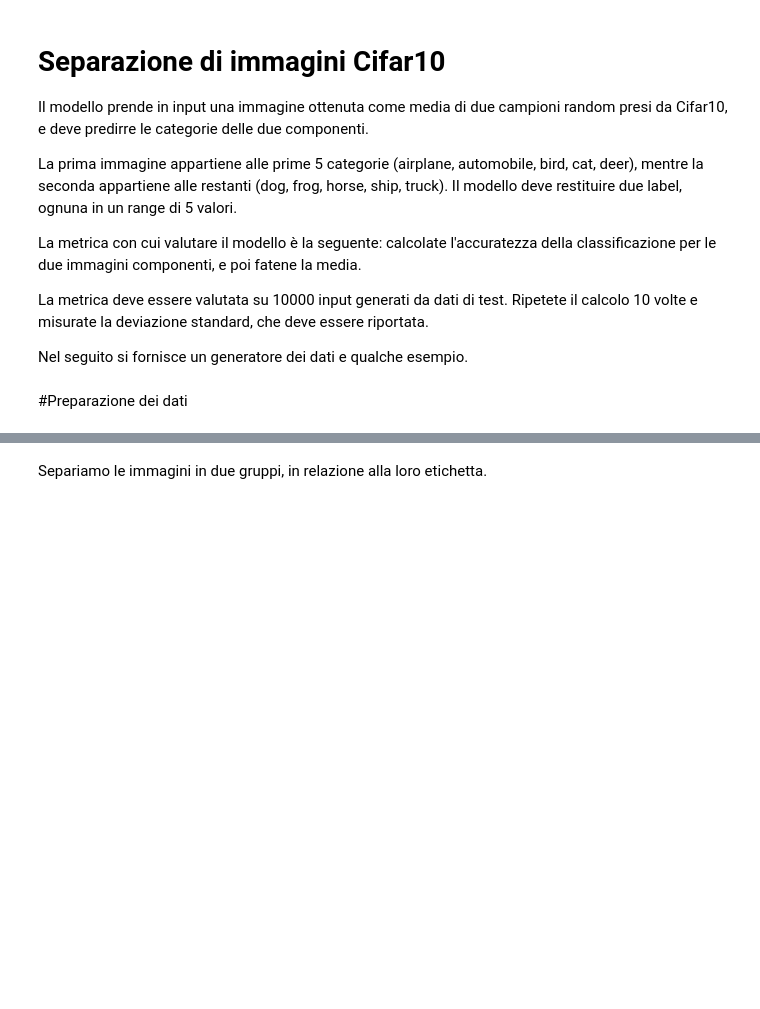
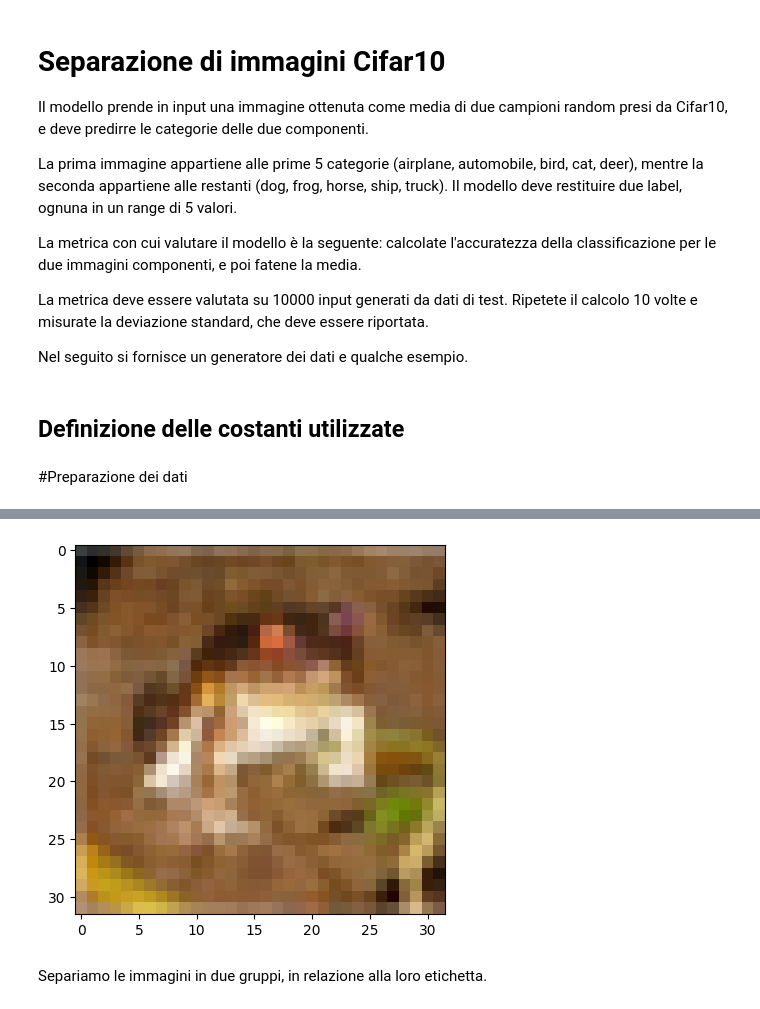
Before and after one commit to leonardo3130/project_AA, a Jupyter notebook: cifar_10_separation.ipynb, the cells around one changed output, grey strips where cells are left out. Drawn from its saved outputs; the diff is of its cells as text; code cells hidden in the pictures; blank space fills up the shorter version.

```diff
--- a/cifar_10_separation.ipynb
+++ b/cifar_10_separation.ipynb
@@ -10,3 +10,5 @@ La metrica con cui valutare il modello è la seguente: calcolate l'accuratezza d
 La metrica deve essere valutata su 10000 input generati da dati di test. Ripetete il calcolo 10 volte e misurate la deviazione standard, che deve essere riportata.
 
 Nel seguito si fornisce un generatore dei dati e qualche esempio.
+# %% [markdown]
+## Definizione delle costanti utilizzate
@@ -27,7 +37,7 @@ assert cifar10_y_train.shape == (50000, 1)
 assert cifar10_y_test.shape == (10000, 1)
 
 classes = ["airplane", "automobile", "bird", "cat", "deer", "dog", "frog", "horse", "ship", "truck"]
-
+plt.imshow(cifar10_x_train[0])
 cifar10_x_train = (cifar10_x_train/255.).astype(np.float32)
 cifar10_x_test = (cifar10_x_test/255.).astype(np.float32)
 # %% [output]
@@ -36,3 +44,4 @@ Downloading data from https://www.cs.toronto.edu/~kriz/cifar-10-python.tar.gz
+[figure, added]
 # %% [markdown]
 Separiamo le immagini in due gruppi, in relazione alla loro etichetta.
 # %%
```
Also changed, not shown: parts of 10 cells of this notebook.
